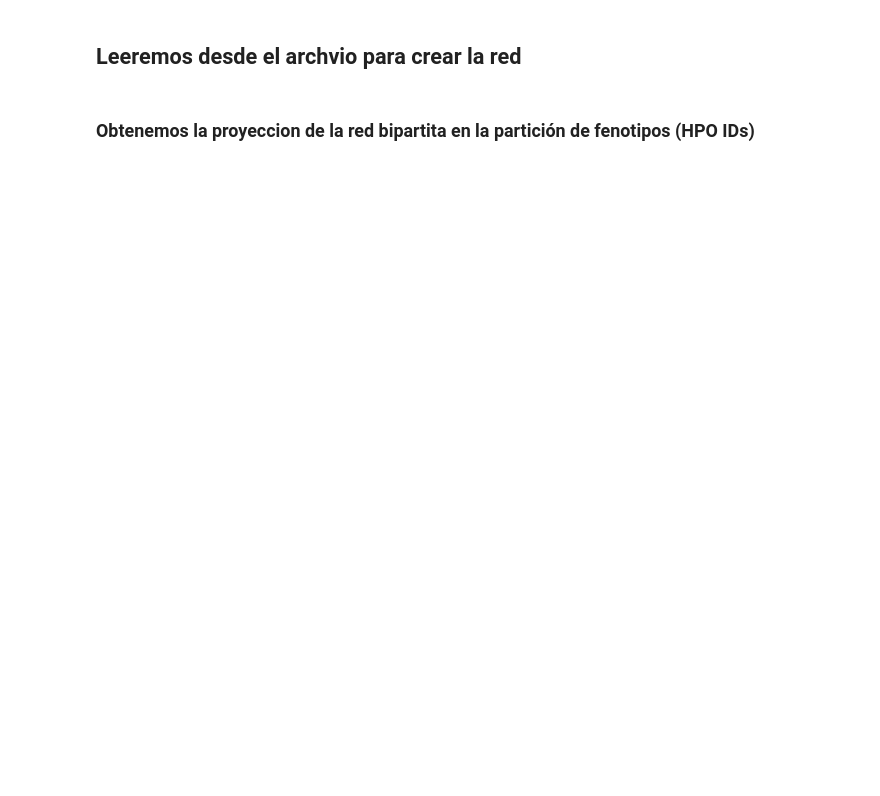
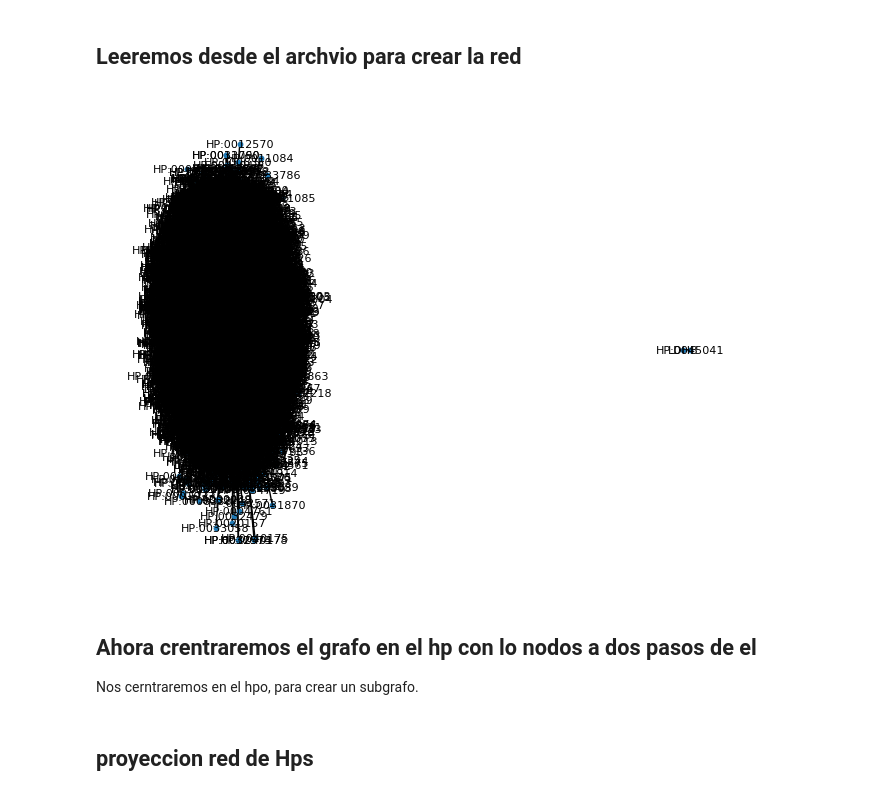
Before and after one commit to nmartinser/HPO_Dysgraphia, a Jupyter notebook: code/grafoGenes_asociado_hpo_dys.ipynb, the cells around one changed output. Cells and saved outputs as stored; diff of their text form; code cells hidden in the pictures; blank space fills up the shorter version.

Commit message:
Update- proyecciones hecho- medidles de comunidades y certal.

```diff
--- a/code/grafoGenes_asociado_hpo_dys.ipynb
+++ b/code/grafoGenes_asociado_hpo_dys.ipynb
@@ -27,7 +43,13 @@ for _, row in df.iterrows():
     G.add_node(hpo_id, bipartite=1)       # HPO IDs en la segunda partición
     G.add_edge(gene_symbol, hpo_id)
 # %%
+pos = nx.spring_layout(G)
+
 nx.draw(G, pos, with_labels=True, node_size=10, font_size=8)
 plt.show()
+# %% [output]
+[figure, added]
-# %% [markdown]
-### Obtenemos la proyeccion de la red bipartita en la partición de fenotipos (HPO IDs)
+# %% [markdown]
+## Ahora crentraremos el grafo en el hp con lo nodos a dos pasos de el
+
+Nos cerntraremos en el hpo, para crear un subgrafo.
@@ -33,0 +73,2 @@ plt.show()
+# %% [markdown]
+## proyeccion red de Hps
```
Also changed, not shown: parts of 22 cells of this notebook.
